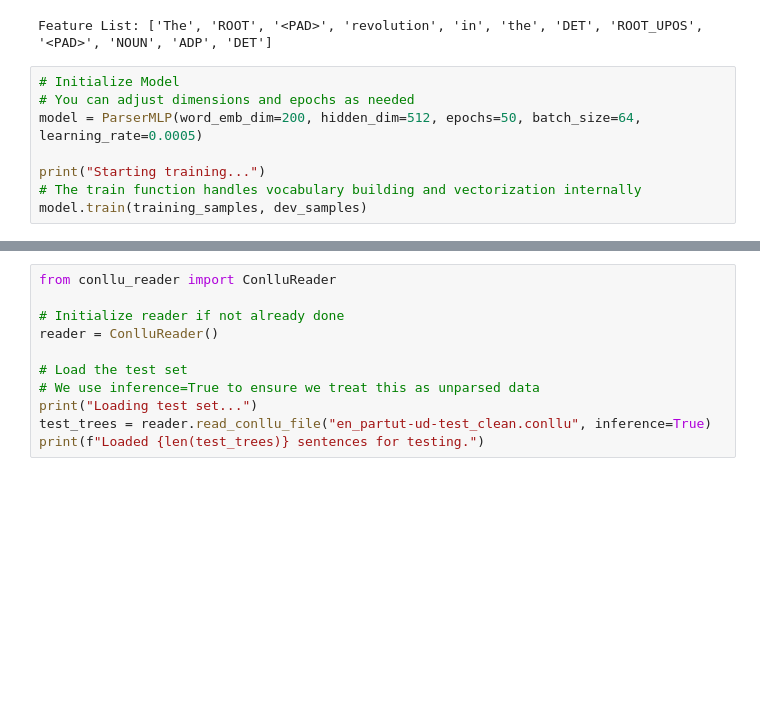
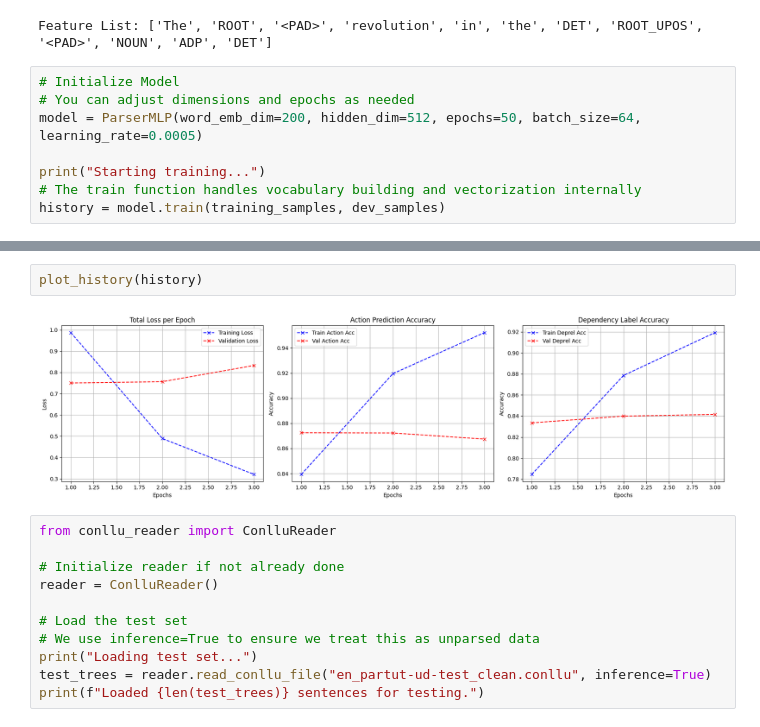
Before and after one commit to fvazquezf/NLU-DP, a Jupyter notebook: threeFeaturePipeline.ipynb, the cells around one changed output, grey strips where cells are left out. Drawn from its saved outputs; the diff is of its cells as text; blank space fills up the shorter version.

```diff
--- a/threeFeaturePipeline.ipynb
+++ b/threeFeaturePipeline.ipynb
@@ -73,7 +88,7 @@ model = ParserMLP(word_emb_dim=200, hidden_dim=512, epochs=50, batch_size=64, le
 
 print("Starting training...")
 # The train function handles vocabulary building and vectorization internally
-model.train(training_samples, dev_samples)
+history = model.train(training_samples, dev_samples)
 # %% [output]
 Starting training...
 Building vocabulary...
@@ -194,3 +212,7 @@ Epoch 1/50
+# %%
+plot_history(history)
+# %% [output]
+[figure, added]
 # %%
 from conllu_reader import ConlluReader
 
```
Also changed, not shown: parts of 3 cells of this notebook, 1 other file.
